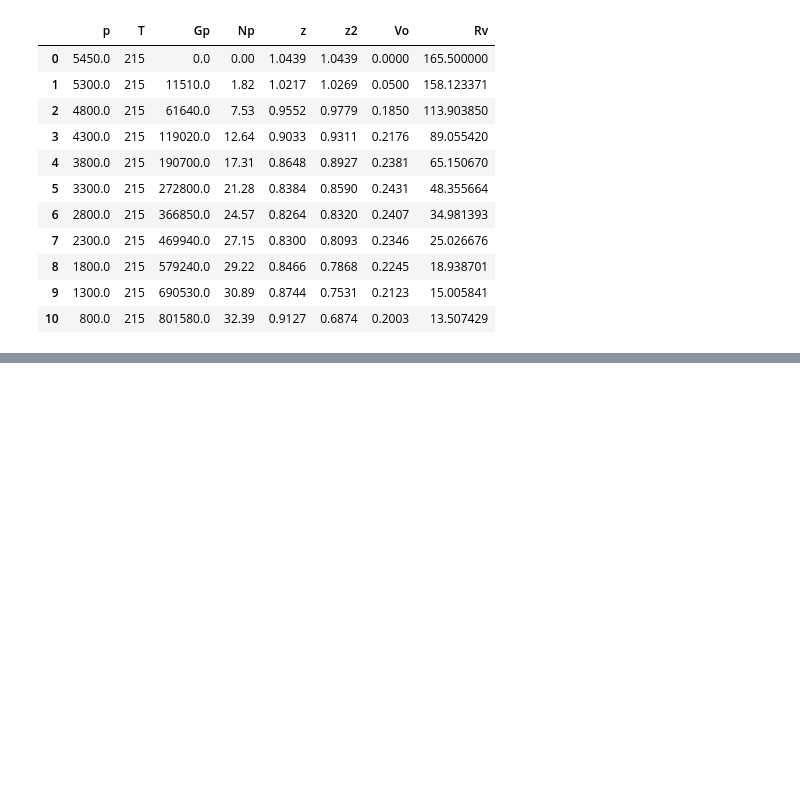
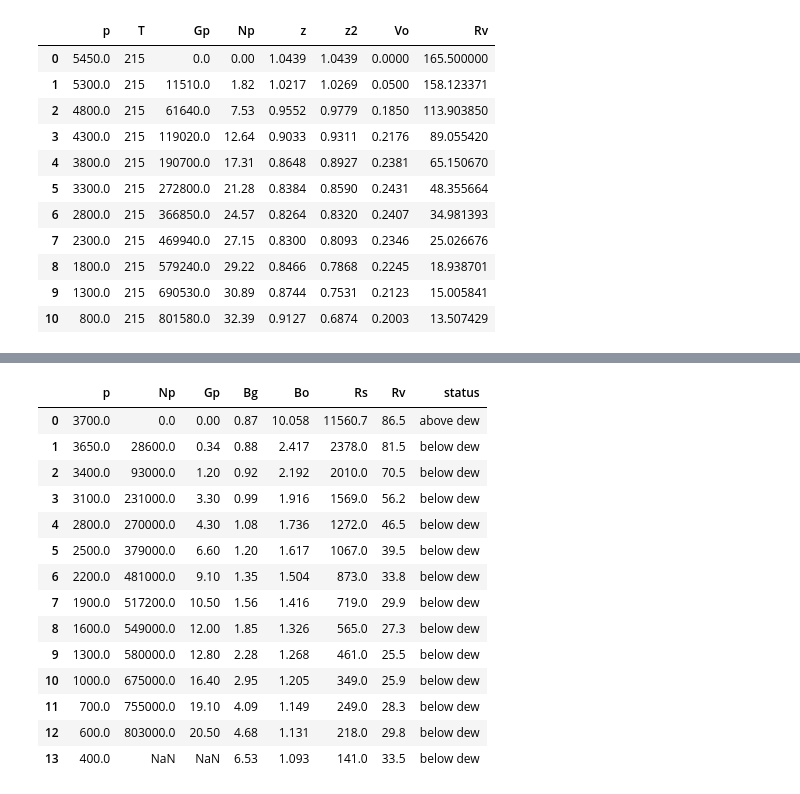
Before and after one commit to yohanesnuwara/reservoir-engineering, a Jupyter notebook: Unit 10 Gas-Condensate Reservoirs/notebook/10_problems.ipynb, the cells around one changed output, grey strips where cells are left out. Cells and saved outputs as stored; diff of their text form; code cells hidden in the pictures; blank space fills up the shorter version.

```diff
--- a/Unit 10 Gas-Condensate Reservoirs/notebook/10_problems.ipynb
+++ b/Unit 10 Gas-Condensate Reservoirs/notebook/10_problems.ipynb
@@ -229,0 +96,55 @@ result
+# %%
+# Task 1. calculate gas and condensate in place using volumetrics
+
+# knowns
+pi = 3691 # initial pressure, psia
+Pd = 3691 # dewpoint pressure, psia
+temp = 220 # fahrenheit
+Rvi = 86.5 # initial volatile oil-gas ratio, STB/MMscf
+Rsi = 11561 # initial solution gas-oil ratio, scf/STB
+Bgi = 0.87 # initial gas FVF, RB/Mscf
+swi = 0.3 # initial water saturation
+poro = 0.1
+area = 3100 # productive area, acre
+h = 50 # average thickness, ft
+min_k = 30 # minimum permeability of a range, mD
+max_k = 40 # maximum permeability of a range, mD
+
+# conversion
+area = area * 43560 # convert acre to ft2
+Bgi = Bgi * (5.615 / 1E+03) # convert RB/Mscf to ft3/ft3
+
+columns = ['p', 'Np', 'Gp', 'Bg', 'Bo', 'Rs', 'Rv']
+data = pd.read_csv('/content/reservoir-engineering/Unit 10 Gas-Condensate Reservoirs/data/Table 10.11-PVT and Production Data for Bacon-Lime Reservoir.csv', names=columns)
+data = data[:14]
+
+# add condition (below/above dew point) to the data
+p = data['p'].values
+status = []
+
+for i in p:
+  if i < Pd:
+    _ = 'below dew'
+  else:
+    _ = 'above dew'
+  status.append(_)
+
+data['status'] = status
+
+data
+# %% [output]
+|  | p | Np | Gp | Bg | Bo | Rs | Rv | status |
+| 0 | 3700.0 | 0.0 | 0.00 | 0.87 | 10.058 | 11560.7 | 86.5 | above dew |
+| 1 | 3650.0 | 28600.0 | 0.34 | 0.88 | 2.417 | 2378.0 | 81.5 | below dew |
+| 2 | 3400.0 | 93000.0 | 1.20 | 0.92 | 2.192 | 2010.0 | 70.5 | below dew |
+| 3 | 3100.0 | 231000.0 | 3.30 | 0.99 | 1.916 | 1569.0 | 56.2 | below dew |
+| 4 | 2800.0 | 270000.0 | 4.30 | 1.08 | 1.736 | 1272.0 | 46.5 | below dew |
+| 5 | 2500.0 | 379000.0 | 6.60 | 1.20 | 1.617 | 1067.0 | 39.5 | below dew |
+| 6 | 2200.0 | 481000.0 | 9.10 | 1.35 | 1.504 | 873.0 | 33.8 | below dew |
+| 7 | 1900.0 | 517200.0 | 10.50 | 1.56 | 1.416 | 719.0 | 29.9 | below dew |
+| 8 | 1600.0 | 549000.0 | 12.00 | 1.85 | 1.326 | 565.0 | 27.3 | below dew |
+| 9 | 1300.0 | 580000.0 | 12.80 | 2.28 | 1.268 | 461.0 | 25.5 | below dew |
+| 10 | 1000.0 | 675000.0 | 16.40 | 2.95 | 1.205 | 349.0 | 25.9 | below dew |
+| 11 | 700.0 | 755000.0 | 19.10 | 4.09 | 1.149 | 249.0 | 28.3 | below dew |
+| 12 | 600.0 | 803000.0 | 20.50 | 4.68 | 1.131 | 218.0 | 29.8 | below dew |
+| 13 | 400.0 | NaN | NaN | 6.53 | 1.093 | 141.0 | 33.5 | below dew |
```
Also changed, not shown: parts of 12 cells of this notebook.
